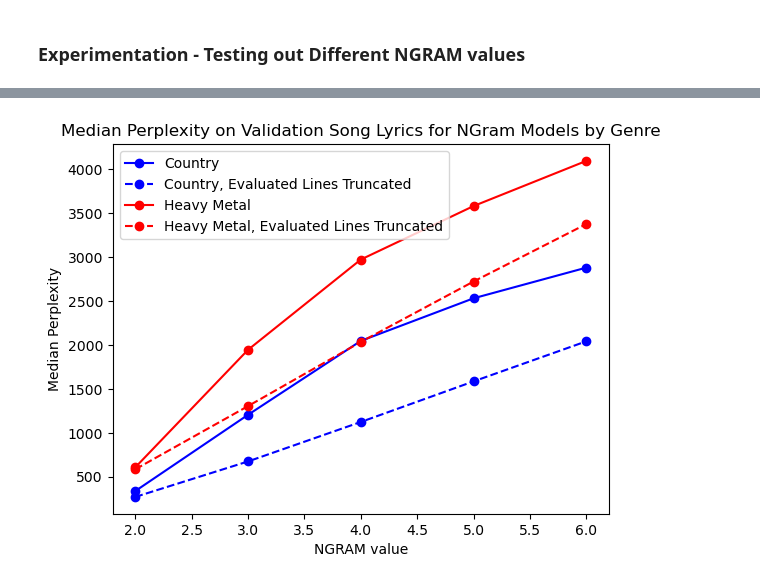
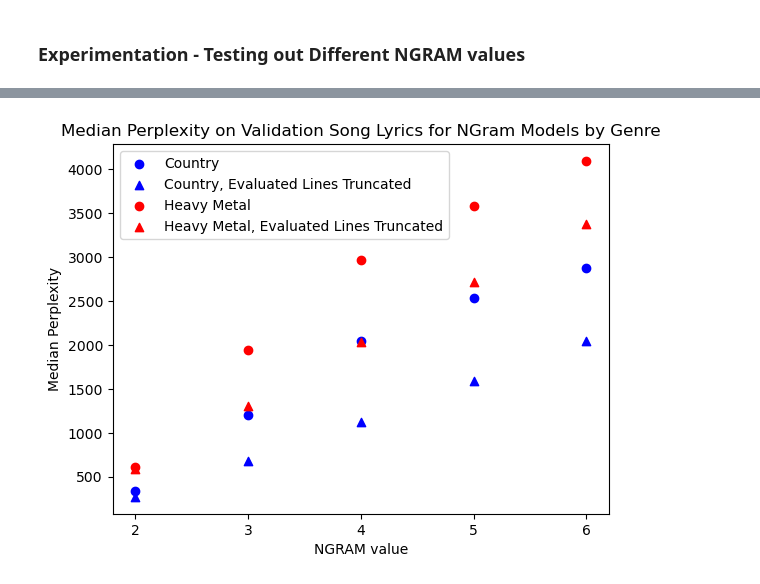
Before and after one commit to gellerjulia/CS4120_Song_Lyric_Generation, a Jupyter notebook: ngram.ipynb, the cells around one changed output, grey strips where cells are left out. Cells and saved outputs as stored; diff of their text form; code cells hidden in the pictures.

```diff
--- a/ngram.ipynb
+++ b/ngram.ipynb
@@ -178,29 +257,30 @@ Median Validation Perplexity for Heavy Metal Model, Lines Truncated: 1304.470804
 # %%
-# visualize how NGRAM value impacts perplexity
+# visualize how NGRAM value impacts perplexity - MEDIAN
 
 # NGRAM value for our x-axis
-ngram_val = [2, 3, 4, 5, 6]
+ngram_values = [2, 3, 4, 5, 6]
+plt.xticks(ngram_values, ngram_values)
 
 # Median Validation Perplexities for y-axis
 val_perplexities_country = [337, 1205, 2046, 2531, 2880]
 val_perplexities_country_truncated = [270, 674, 1123, 1585, 2041]
 val_perplexities_metal = [607, 1945, 2972, 3581, 4095]
 val_perplexities_metal_truncated = [585, 1304, 2034, 2722, 3376]
 
 
-plt.plot(ngram_val, val_perplexities_country, marker='o', linestyle='-', color='blue', label='Country')
-plt.plot(ngram_val, val_perplexities_country_truncated, marker='o', linestyle='--', color='blue', label='Country, Evaluated Lines Truncated')
-plt.plot(ngram_val, val_perplexities_metal, marker='o', linestyle='-', color='red', label='Heavy Metal')
-plt.plot(ngram_val, val_perplexities_metal_truncated, marker='o', linestyle='--', color='red', label='Heavy Metal, Evaluated Lines Truncated')
+plt.scatter(ngram_values, val_perplexities_country, marker='o',  color='blue', label='Country')
+plt.scatter(ngram_values, val_perplexities_country_truncated, marker='^', color='blue', label='Country, Evaluated Lines Truncated')
+plt.scatter(ngram_values, val_perplexities_metal, marker='o',  color='red', label='Heavy Metal')
+plt.scatter(ngram_values, val_perplexities_metal_truncated, marker='^',  color='red', label='Heavy Metal, Evaluated Lines Truncated')
 
 
 plt.xlabel('NGRAM value')
 plt.ylabel('Median Perplexity')
 plt.title('Median Perplexity on Validation Song Lyrics for NGram Models by Genre')
 plt.legend()
 plt.show()
 # %% [output]
-[figure, old version]
+[figure, new version]
 # %% [markdown]
 ##### Country Model
 
```
Also changed, not shown: parts of 14 cells of this notebook, 1 other file.
